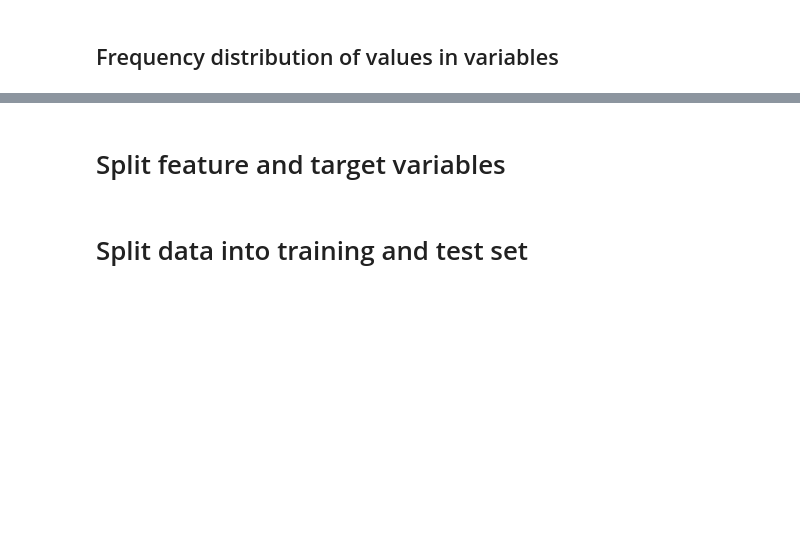
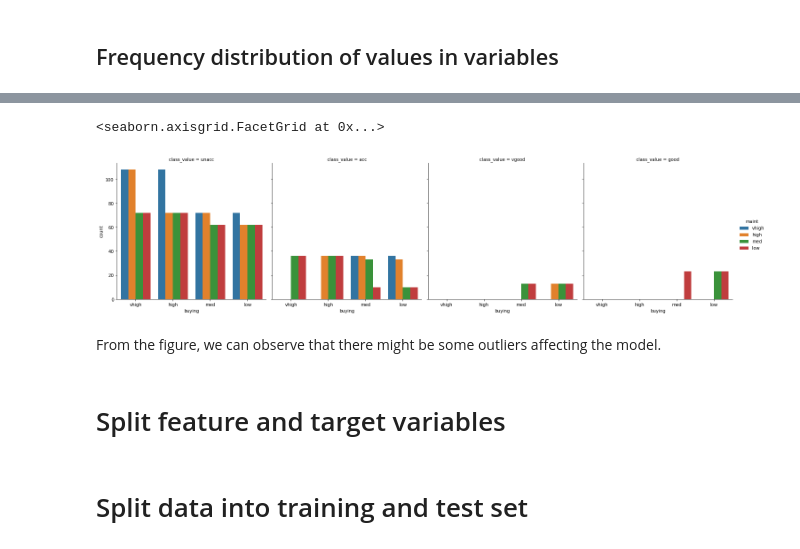
Before and after one commit to bokneo/GovTech_DSAID, a Jupyter notebook: Section_5/Machine_learning.ipynb, the cells around one changed output, grey strips where cells are left out. Cells and saved outputs as stored; diff of their text form; code cells hidden in the pictures; blank space fills up the shorter version.

```diff
--- a/Section_5/Machine_learning.ipynb
+++ b/Section_5/Machine_learning.ipynb
@@ -97,6 +97,13 @@ acc       384
 good       69
 vgood      65
 Name: class_value, dtype: int64
+# %%
+sns.catplot(data = df, hue = 'maint', col = 'class_value', x = 'buying', kind = 'count')
+# %% [output]
+<seaborn.axisgrid.FacetGrid at 0x...>
+[figure, added]
+# %% [markdown]
+From the figure, we can observe that there might be some outliers affecting the model.
 # %% [markdown]
 # Split feature and target variables
 # %%
```
Also changed, not shown: parts of 8 cells of this notebook.
